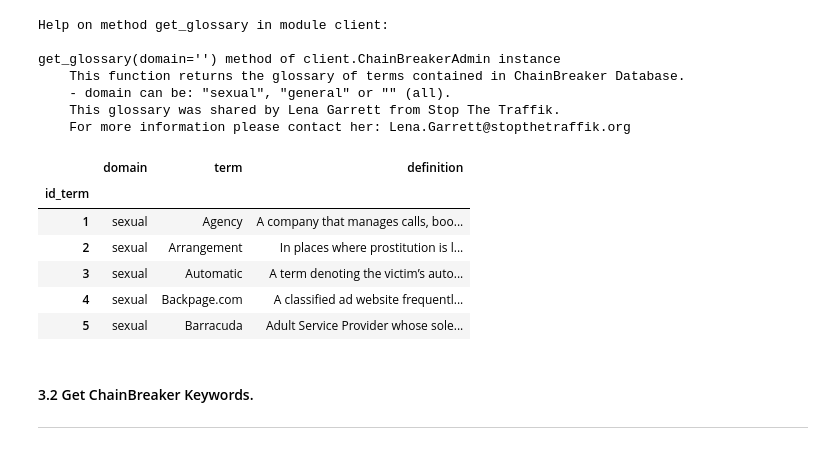
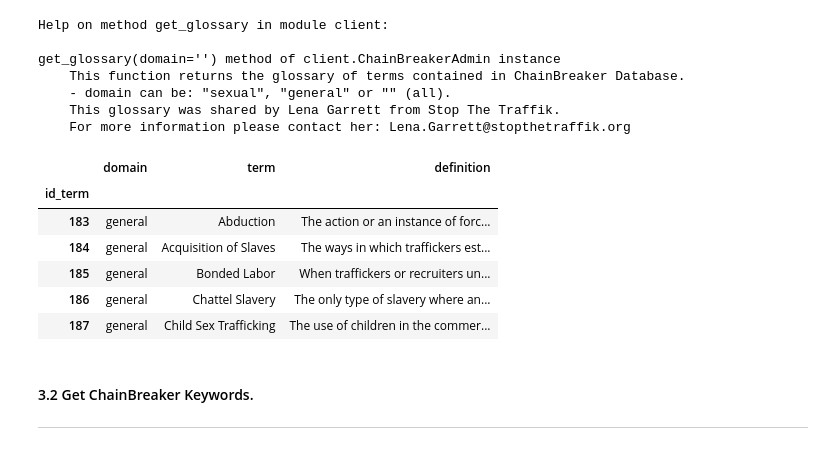
Before and after one commit to ChainBreakerCommunity/chainbreaker-api, a Jupyter notebook: chainbreaker_api/ChainBreakerAPI.ipynb, the cells around one changed output. Saved outputs shown, nothing was run; the diff lists cells and outputs as text; code cells hidden in the pictures.

```diff
--- a/chainbreaker_api/ChainBreakerAPI.ipynb
+++ b/chainbreaker_api/ChainBreakerAPI.ipynb
@@ -19,7 +19,8 @@ import matplotlib.pyplot as plt
 # %%
 # Endpoint.
 #endpoint = "https://chainbreaker-ibm.us-south.cf.appdomain.cloud"
-endpoint = "http://localhost:8000"
+endpoint = "https://chainbreaker-server.herokuapp.com/"
+#endpoint = "http://localhost:8000"
 # %%
 # Create client.
 client = ChainBreakerAdmin(endpoint)
@@ -129,15 +134,15 @@ get_glossary(domain='') method of client.ChainBreakerAdmin instance
     For more information please contact her: Lena.Garrett@stopthetraffik.org
 # %%
 # Get glossary.
-client.get_glossary(domain="sexual").head()
+client.get_glossary(domain="general").head()
 # %% [output]
 |  | domain | term | definition |
 | id_term |  |  |  |
-| 1 | sexual | Agency | A company that manages calls, boo... |
-| 2 | sexual | Arrangement | In places where prostitution is l... |
-| 3 | sexual | Automatic | A term denoting the victim’s auto... |
-| 4 | sexual | Backpage.com | A classified ad website frequentl... |
-| 5 | sexual | Barracuda | Adult Service Provider whose sole... |
+| 183 | general | Abduction | The action or an instance of forc... |
+| 184 | general | Acquisition of Slaves | The ways in which traffickers est... |
+| 185 | general | Bonded Labor | When traffickers or recruiters un... |
+| 186 | general | Chattel Slavery | The only type of slavery where an... |
+| 187 | general | Child Sex Trafficking | The use of children in the commer... |
 # %% [markdown]
 #### 3.2 Get ChainBreaker Keywords.
 
```
Also changed, not shown: parts of 35 cells of this notebook, 3 other files.
